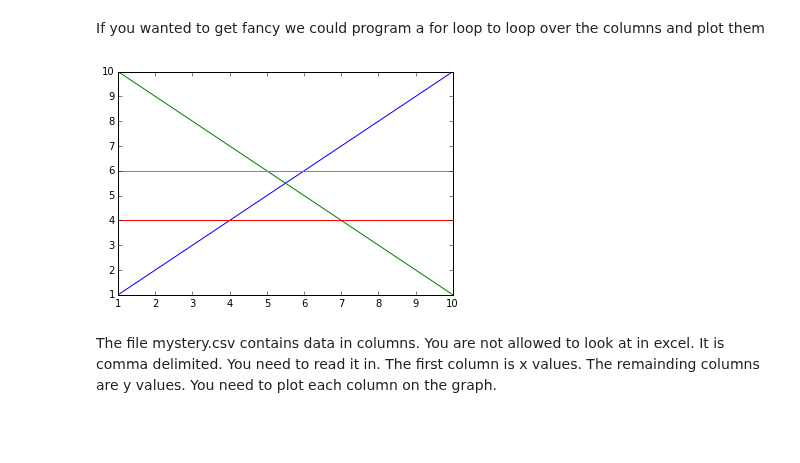
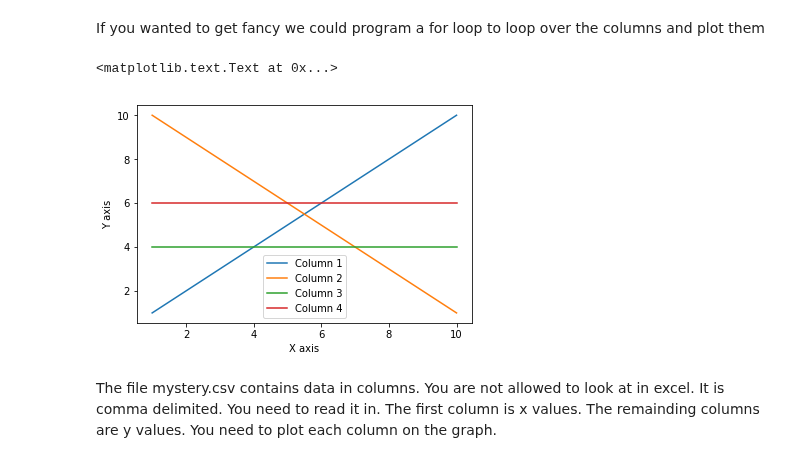
Before and after one commit to bmaillou/BigDataPython, a Jupyter notebook: TwoDArrays.ipynb, the cells around one changed output. Drawn from its saved outputs; the diff is of its cells as text; code cells hidden in the pictures; blank space fills up the shorter version.

```diff
--- a/TwoDArrays.ipynb
+++ b/TwoDArrays.ipynb
@@ -302,9 +330,14 @@ If you wanted to get fancy we could program a for loop to loop over the columns
 # %%
 fig,ax=plt.subplots()
 for i in range(1,manyY.shape[1]):
-    ax.plot(manyY[:,0],manyY[:,i])
+    labeltext='Column '+str(i)
+    ax.plot(manyY[:,0],manyY[:,i],label=labeltext)
+ax.legend(loc='best')
+ax.set_xlabel('X axis')
+ax.set_ylabel('Y axis')
 # %% [output]
+<matplotlib.text.Text at 0x...>
-[figure, old version]
+[figure, new version]
 # %% [markdown]
 The file mystery.csv contains data in columns.  You are not allowed to look at in excel.  It is comma delimited.  You need to read it in.  The first column is x values. The remainding columns are y values.  You need to plot each column on the graph.
 # %% [markdown]
```
Also changed, not shown: parts of 18 cells of this notebook.
